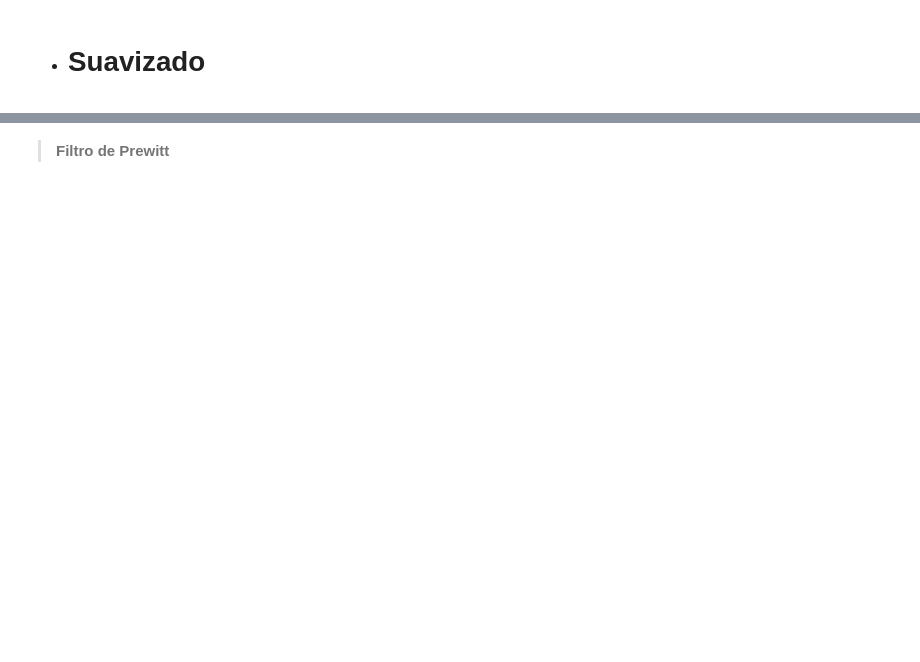
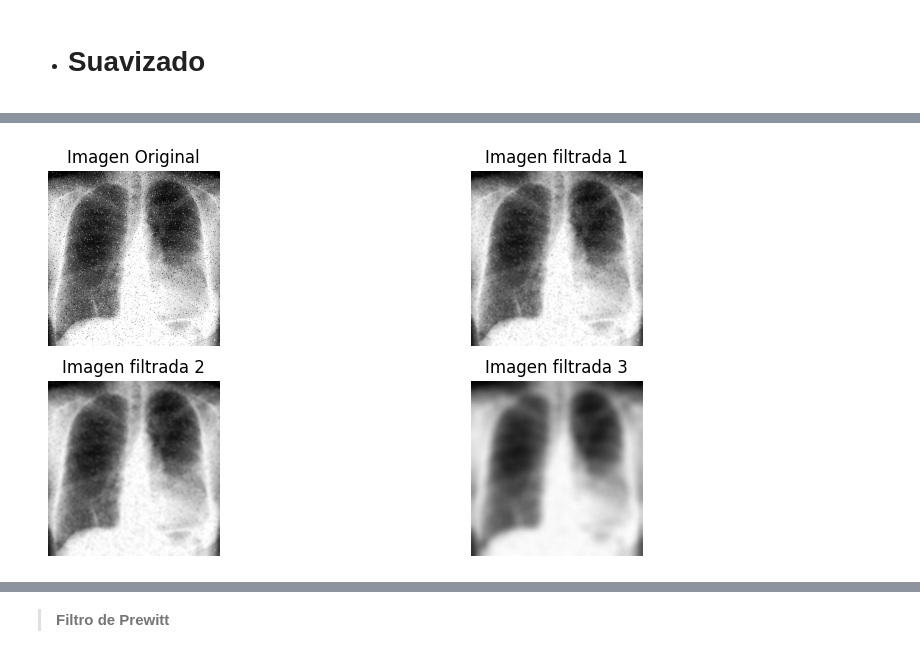
Before and after one commit to FabricioMachuca/PDS_II, a Jupyter notebook: TEMA_expo_01.ipynb, the cells around one changed output, grey strips where cells are left out. Drawn from its saved outputs; the diff is of its cells as text; code cells hidden in the pictures; blank space fills up the shorter version.

```diff
--- a/TEMA_expo_01.ipynb
+++ b/TEMA_expo_01.ipynb
@@ -124,7 +124,7 @@ cv2.destroyAllWindows()
 import cv2
 import numpy as np
 
-img = cv2.imread('C:/Users/FABRICIO/Pictures/fondos/rad2.jpg',0)
+img = cv2.imread('img_py/rad2.jpg',0)
 
 fil,col = img.shape
 
@@ -163,7 +163,7 @@ cv2.destroyAllWindows()
 import cv2
 import numpy as np
 
-img = cv2.imread('C:/Users/FABRICIO/Pictures/fondos/rad2.jpg',0)
+img = cv2.imread('img_py/rad2.jpg',0)
 
 fil,col = img.shape
 
@@ -202,7 +202,7 @@ cv2.destroyAllWindows()
 import cv2
 import numpy as np
 
-img = cv2.imread('C:/Users/FABRICIO/Pictures/fondos/rad2.jpg',0)
+img = cv2.imread('img_py/rad2.jpg',0)
 
 fil,col = img.shape
 
@@ -247,7 +247,7 @@ import cv2
 import numpy as np
 from scipy.stats import mode
 
-img = cv2.imread('C:/Users/FABRICIO/Pictures/fondos/rad2.jpg',0)
+img = cv2.imread('img_py/rad2.jpg',0)
 
 fil,col = img.shape
 
@@ -285,31 +285,33 @@ cv2.destroyAllWindows()
 # %%
 import cv2
 import numpy as np
 import matplotlib.pyplot as plt
 
-img = cv2.imread('C:/Users/FABRICIO/Pictures/fondos/rad2.jpg')
+img = cv2.imread('img_py/rad2.jpg')
 
 fm1=cv2.GaussianBlur(img,(5,5),1)
 fm2=cv2.GaussianBlur(img,(5,5),8)
 fm3=cv2.GaussianBlur(img,(15,15),10)
 
 img1='Imagen filtrada 1'
 img2='Imagen filtrada 2'
 img3='Imagen filtrada 3'
 
 # Visualizar la imagen suavizada con filtro gaussiano
 titles = ['Imagen Original',img1,img2,img3]
 images = [img, fm1, fm2, fm3]
 
 plt.figure(figsize=(10, 5))
 
 for i in range(4):
     plt.subplot(2, 2, i+1)
     plt.imshow(images[i])
     plt.title(titles[i])
     plt.axis('off')
 
 plt.show()
+# %% [output]
+[figure, added]
 # %% [markdown]
 # EXTTRACCIÓN DE BORDES
 
```
Also changed, not shown: parts of 14 cells of this notebook, 45 other files.
